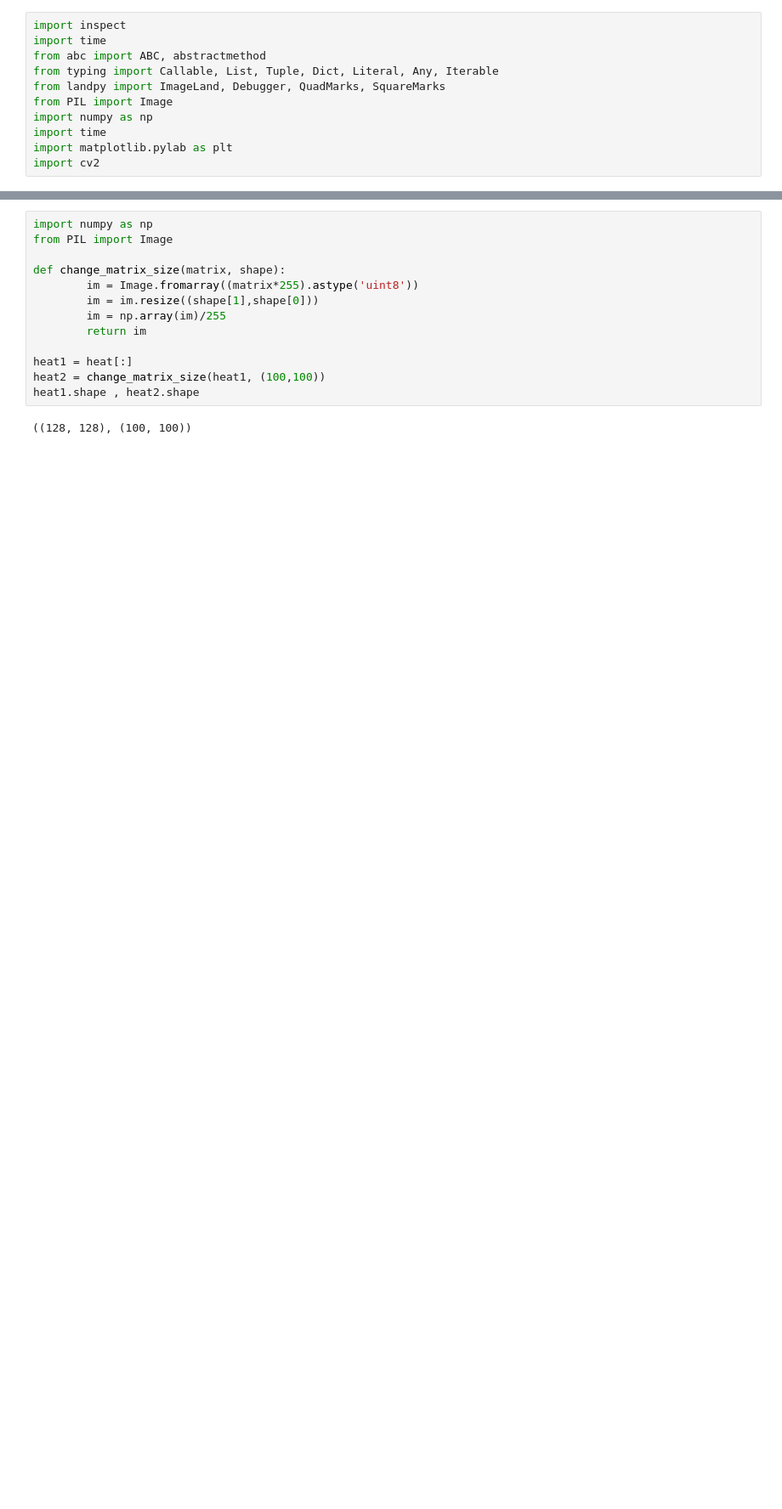
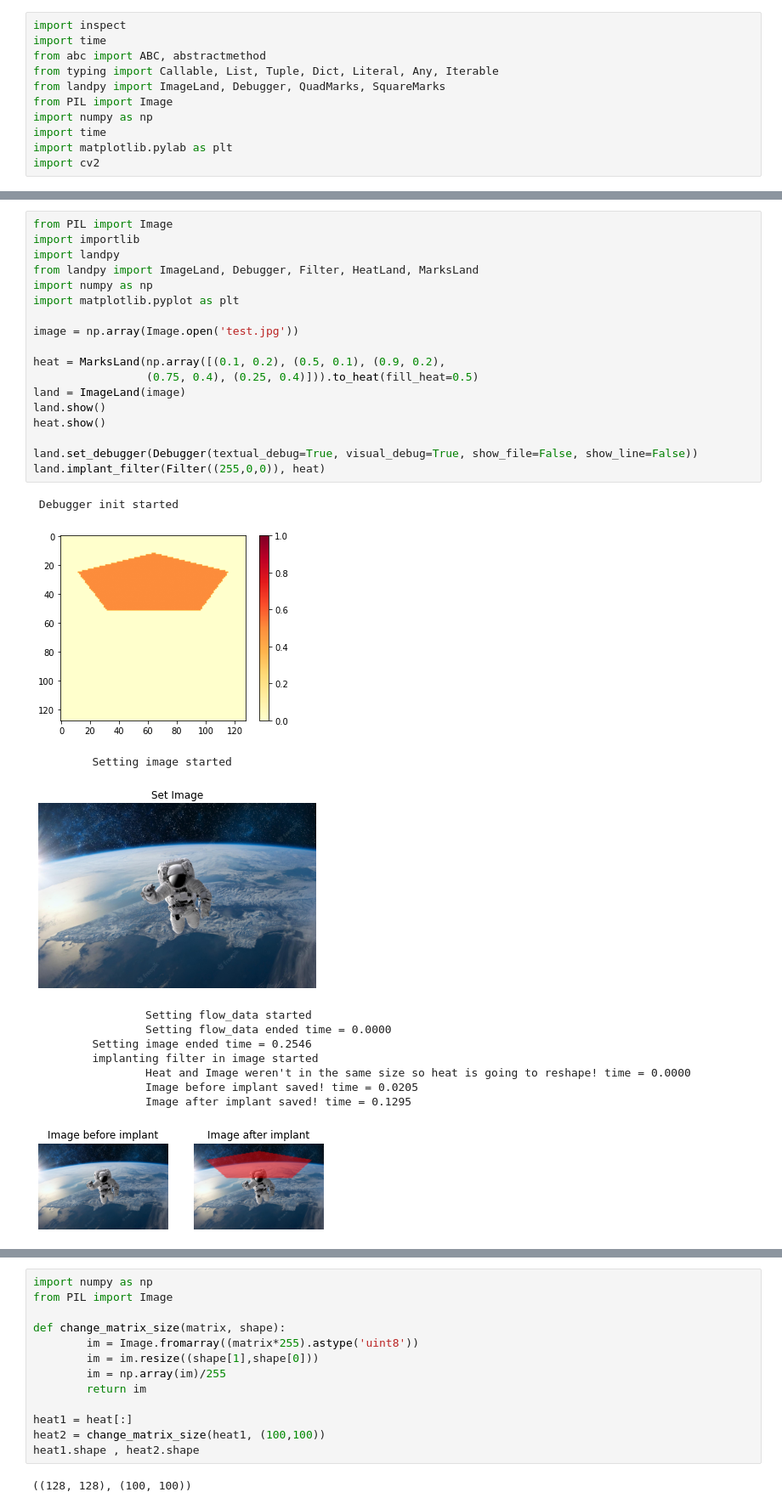
Before and after one commit to bateni1380/landpy, a Jupyter notebook: CodeFlow.ipynb, the cells around one changed output, grey strips where cells are left out. Shown at 85% size. Cells and saved outputs as stored; diff of their text form; blank space fills up the shorter version.

Commit message:
implant filter on image finished.

```diff
--- a/CodeFlow.ipynb
+++ b/CodeFlow.ipynb
@@ -81,0 +19,31 @@ land._flow_data
+# %%
+from PIL import Image
+import importlib
+import landpy
+from landpy import ImageLand, Debugger, Filter, HeatLand, MarksLand
+import numpy as np
+import matplotlib.pyplot as plt
+
+image = np.array(Image.open('test.jpg'))
+
+heat = MarksLand(np.array([(0.1, 0.2), (0.5, 0.1), (0.9, 0.2),
+                 (0.75, 0.4), (0.25, 0.4)])).to_heat(fill_heat=0.5)
+land = ImageLand(image)
+land.show()
+heat.show()
+
+land.set_debugger(Debugger(textual_debug=True, visual_debug=True, show_file=False, show_line=False))
+land.implant_filter(Filter((255,0,0)), heat)
+# %% [output]
+ Debugger init started
+[figure, added]
+         Setting image started
+[figure, added]
+                 Setting flow_data started
+                 Setting flow_data ended time = 0.0000
+         Setting image ended time = 0.2546
+         implanting filter in image started
+                 Heat and Image weren't in the same size so heat is going to reshape! time = 0.0000
+                 Image before implant saved! time = 0.0205
+                 Image after implant saved! time = 0.1295
+[figure, added]
```
Also changed, not shown: parts of 10 cells of this notebook, 8 other files.
